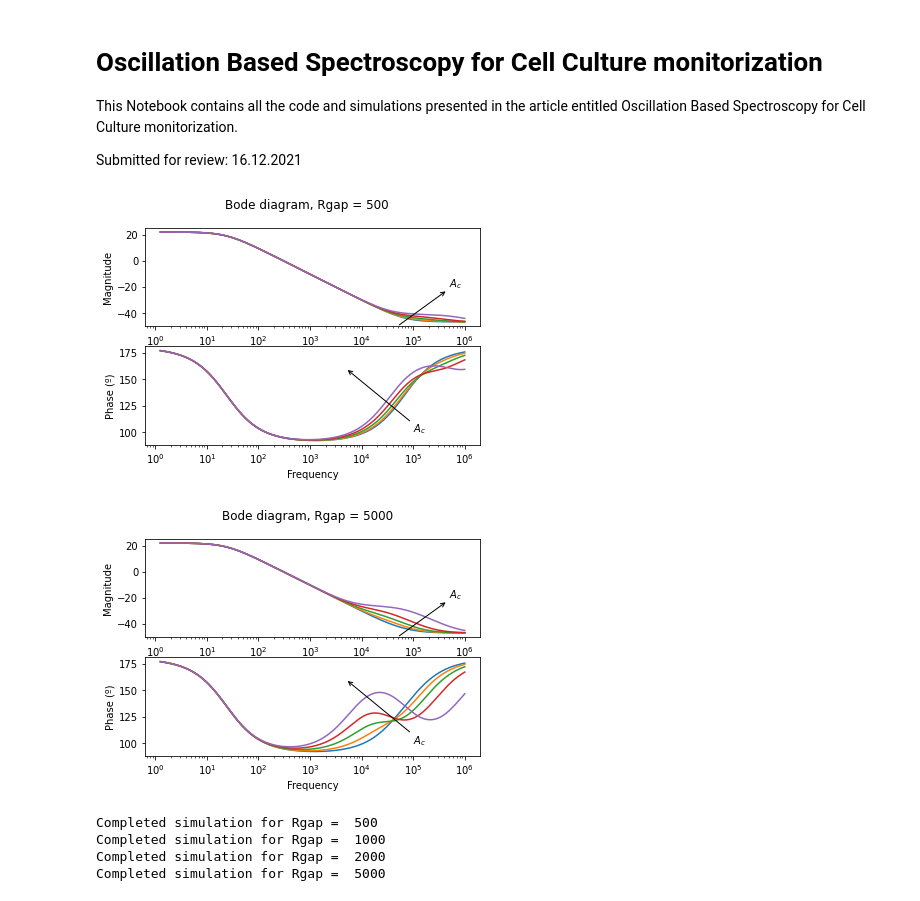
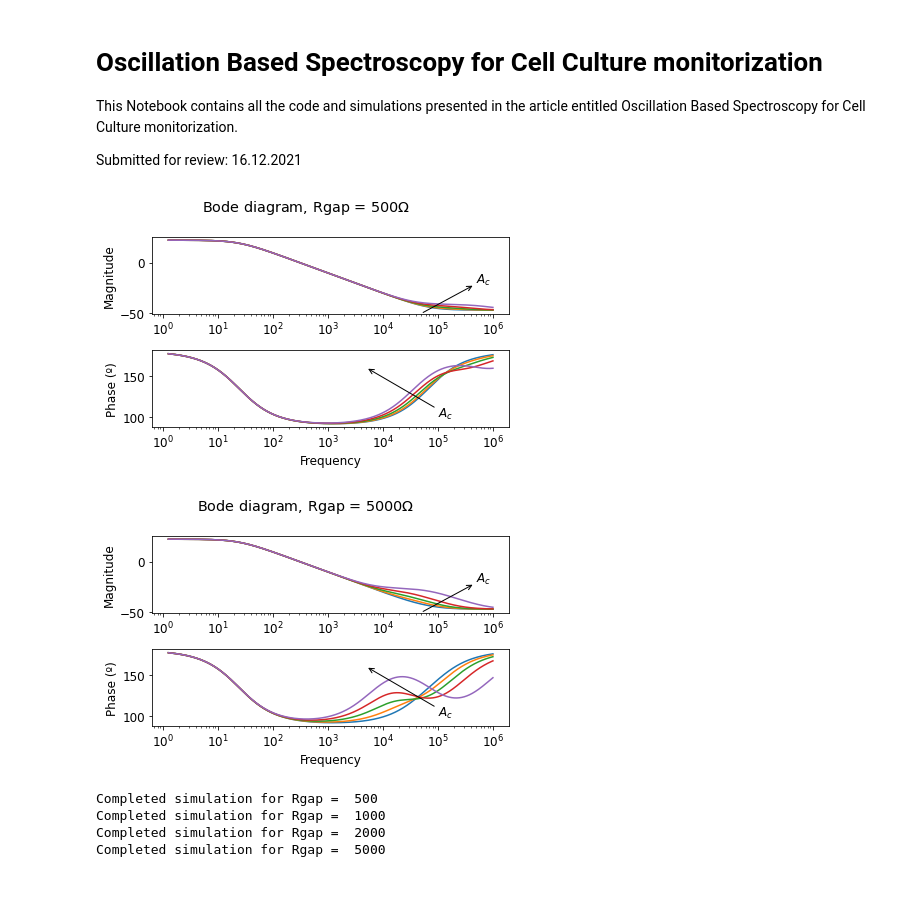
Before and after one commit to pablopgus/Research, a Jupyter notebook: FIE2021/FIE Oscillation Based Spectroscopy (OBS) for Cell Culture Monitorization.ipynb, the cells around one changed output. Saved outputs shown, nothing was run; the diff lists cells and outputs as text; code cells hidden in the pictures.

```diff
--- a/FIE2021/FIE Oscillation Based Spectroscopy (OBS) for Cell Culture Monitorization.ipynb
+++ b/FIE2021/FIE Oscillation Based Spectroscopy (OBS) for Cell Culture Monitorization.ipynb
@@ -12,6 +12,8 @@ import symlib as sl
 import numpy as np
 from OscillationBasedSpectrometer import *
 # %%
+plt.rcParams.update({'font.size': 12})
+
 # Global Objects.
 fl = np.logspace(.1, 6, 50)
 Comp_ = sl.Comparator(Vref=3.3)
@@ -26,31 +28,32 @@ def getCellModels(Rgap = 1000, ff_n = 10):
 # %%
 # Figure 3. Electrical response for Hz(S) with R_ct=1.3MΩ,
 # C_dl=3.2 nF, R_s=455Ω, R_gap=500Ω and variations for A_c ∈(0,A).
+
 Rgap = 500
 C_M, ff_list = getCellModels(Rgap = Rgap, ff_n = 5)
 
 fig, (ax1, ax2) = plt.subplots(2, 1)
 for (BZ, ff) in zip(C_M, ff_list):
-    BZ.plot(title = "Bode diagram, Rgap = "+str(Rgap), fig=fig, ax1=ax1, ax2=ax2)
+    BZ.plot(title = "Bode diagram, Rgap = "+str(Rgap)+"$\Omega$", fig=fig, ax1=ax1, ax2=ax2)
 
 ax1.annotate("$A_c$",
             xy=(5e4, -50), xycoords='data',
             xytext=(5e5, -20), textcoords='data',
             arrowprops=dict(arrowstyle="<-",
                             connectionstyle="arc3"),
             )
 
 ax2.annotate("$A_c$",
             xy=(5e3, 160), xycoords='data',
             xytext=(1e5, 100), textcoords='data',
             arrowprops=dict(arrowstyle="->",
                             connectionstyle="arc3"),
             )
-
+plt.tight_layout()
 plt.savefig("./figs/F3")
 plt.show();
 # %% [output]
-[figure, old version]
+[figure, new version]
 # %%
 plt.close()
 # %%
@@ -61,7 +64,7 @@ C_M, ff_list = getCellModels(Rgap = Rgap, ff_n = 5)
 
 fig, (ax1, ax2) = plt.subplots(2, 1)
 for (BZ, ff) in zip(C_M, ff_list):
-    BZ.plot(title = "Bode diagram, Rgap = "+str(Rgap), fig=fig, ax1=ax1, ax2=ax2)
+    BZ.plot(title = "Bode diagram, Rgap = "+str(Rgap)+"$\Omega$", fig=fig, ax1=ax1, ax2=ax2)
 
 ax1.annotate("$A_c$",
             xy=(5e4, -50), xycoords='data',
@@ -77,10 +80,11 @@ ax2.annotate("$A_c$",
                             connectionstyle="arc3"),
             )
 
+plt.tight_layout()
 plt.savefig("./figs/F4")
 plt.show();
 # %% [output]
-[figure, old version]
+[figure, new version]
 # %%
 plt.close()
 # %%
```
Also changed, not shown: parts of 4 cells of this notebook, 23 other files.
